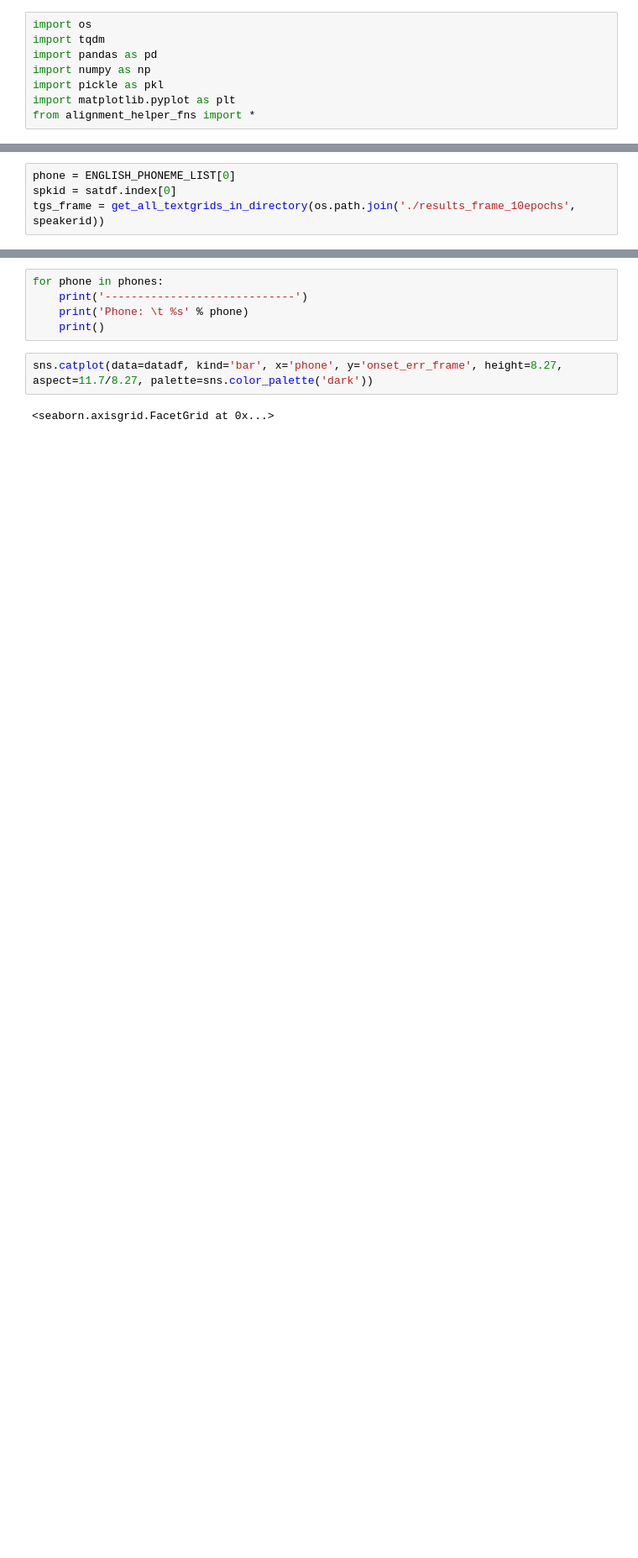
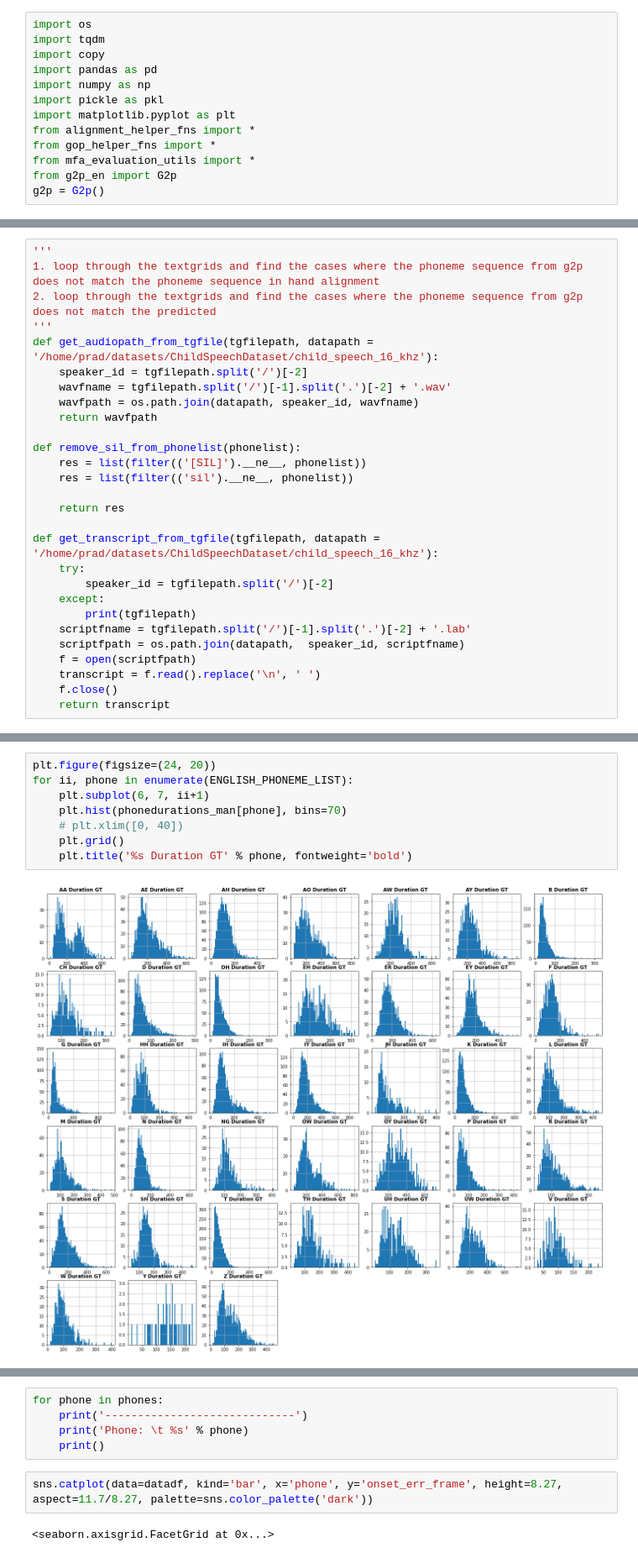
Before and after one commit to pkadambi/charsiu, a Jupyter notebook: sat_results_analyzer.ipynb, the cells around one changed output, grey strips where cells are left out. Shown at 84% size. Cells and saved outputs as stored; diff of their text form; blank space fills up the shorter version.

```diff
--- a/sat_results_analyzer.ipynb
+++ b/sat_results_analyzer.ipynb
@@ -1,8 +1,13 @@
 # %%
 import os
 import tqdm
+import copy
 import pandas as pd
 import numpy as np
 import pickle as pkl
 import matplotlib.pyplot as plt
 from alignment_helper_fns import *
+from gop_helper_fns import *
+from mfa_evaluation_utils import *
+from g2p_en import G2p
+g2p = G2p()
@@ -28,6 +48,2 @@ for speakerid in list(satdf.index):
 
     speaker_tgs[speakerid] = tg_dct
-# %%
-phone = ENGLISH_PHONEME_LIST[0]
-spkid = satdf.index[0]
-tgs_frame = get_all_textgrids_in_directory(os.path.join('./results_frame_10epochs', speakerid))
@@ -115,0 +84,28 @@ def get_gt_tg(manual_tgpaths, target_tgpath, phone_key='ha phones'):
+# %%
+'''
+1. loop through the textgrids and find the cases where the phoneme sequence from g2p does not match the phoneme sequence in hand alignment
+2. loop through the textgrids and find the cases where the phoneme sequence from g2p does not match the predicted
+'''
+def get_audiopath_from_tgfile(tgfilepath, datapath = '/home/prad/datasets/ChildSpeechDataset/child_speech_16_khz'):
+    speaker_id = tgfilepath.split('/')[-2]
+    wavfname = tgfilepath.split('/')[-1].split('.')[-2] + '.wav'
+    wavfpath = os.path.join(datapath, speaker_id, wavfname)
+    return wavfpath
+
+def remove_sil_from_phonelist(phonelist):
+    res = list(filter(('[SIL]').__ne__, phonelist))
+    res = list(filter(('sil').__ne__, phonelist))
+
+    return res
+
+def get_transcript_from_tgfile(tgfilepath, datapath = '/home/prad/datasets/ChildSpeechDataset/child_speech_16_khz'):
+    try:
+        speaker_id = tgfilepath.split('/')[-2]
+    except:
+        print(tgfilepath)
+    scriptfname = tgfilepath.split('/')[-1].split('.')[-2] + '.lab'
+    scriptfpath = os.path.join(datapath,  speaker_id, scriptfname)
+    f = open(scriptfpath)
+    transcript = f.read().replace('\n', ' ')
+    f.close()
+    return transcript
@@ -115,0 +536,10 @@ def get_gt_tg(manual_tgpaths, target_tgpath, phone_key='ha phones'):
+# %%
+plt.figure(figsize=(24, 20))
+for ii, phone in enumerate(ENGLISH_PHONEME_LIST):
+    plt.subplot(6, 7, ii+1)
+    plt.hist(phonedurations_man[phone], bins=70)
+    # plt.xlim([0, 40])
+    plt.grid()
+    plt.title('%s Duration GT' % phone, fontweight='bold')
+# %% [output]
+[figure, added]
```
Also changed, not shown: parts of 50 cells of this notebook, 9 other files.
